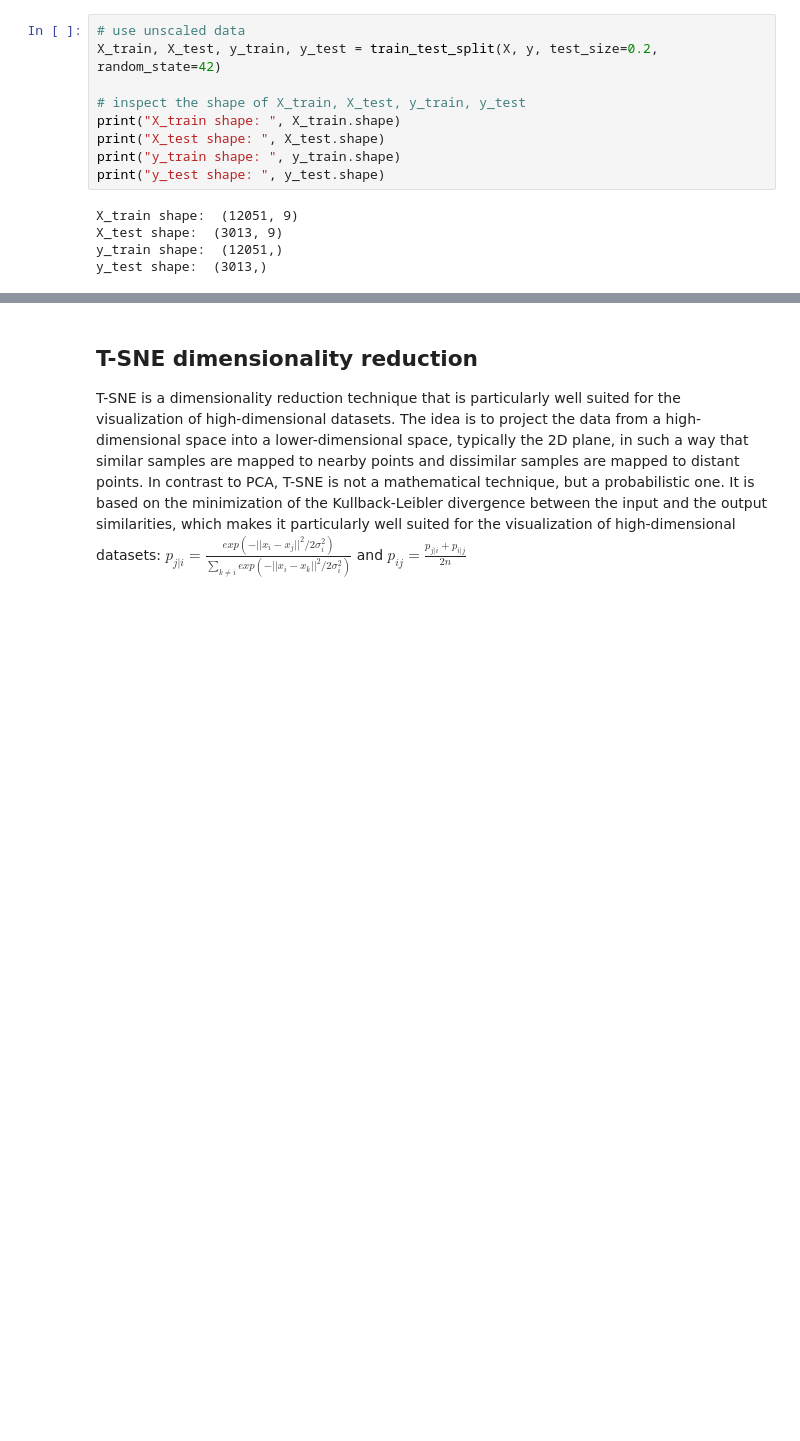
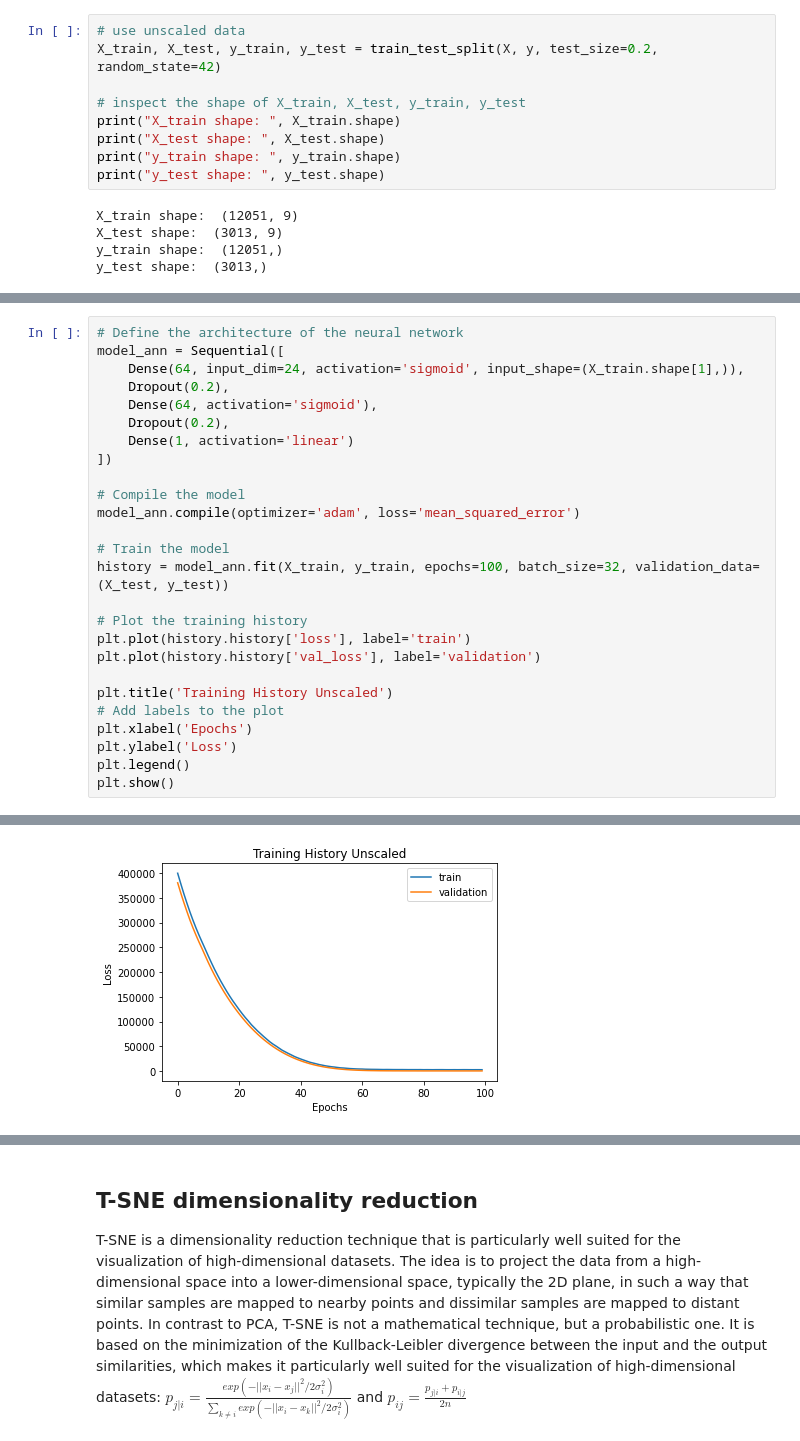
Before and after one commit to kathrinthenhausen/EnergySystems, a Jupyter notebook: week4/ann_final.ipynb, the cells around one changed output, grey strips where cells are left out. Cells and saved outputs as stored; diff of their text form; blank space fills up the shorter version.

Commit message:
sigmoid on scaled data

```diff
--- a/week4/ann_final.ipynb
+++ b/week4/ann_final.ipynb
@@ -251,2 +248,29 @@ Mean Squared Error on test data:  118496.421875
 
 [3013 rows x 2 columns]
+# %%
+# Define the architecture of the neural network
+model_ann = Sequential([
+    Dense(64, input_dim=24, activation='sigmoid', input_shape=(X_train.shape[1],)),
+    Dropout(0.2),
+    Dense(64, activation='sigmoid'),
+    Dropout(0.2),
+    Dense(1, activation='linear')
+])
+
+# Compile the model
+model_ann.compile(optimizer='adam', loss='mean_squared_error')
+
+# Train the model
+history = model_ann.fit(X_train, y_train, epochs=100, batch_size=32, validation_data=(X_test, y_test))
+
+# Plot the training history
+plt.plot(history.history['loss'], label='train')
+plt.plot(history.history['val_loss'], label='validation')
+
+plt.title('Training History Unscaled')
+# Add labels to the plot
+plt.xlabel('Epochs')
+plt.ylabel('Loss')
+plt.legend()
+plt.show()
+# %% [output]
@@ -252,0 +294 @@ Mean Squared Error on test data:  118496.421875
+[figure, added]
```
Also changed, not shown: parts of 7 cells of this notebook.
